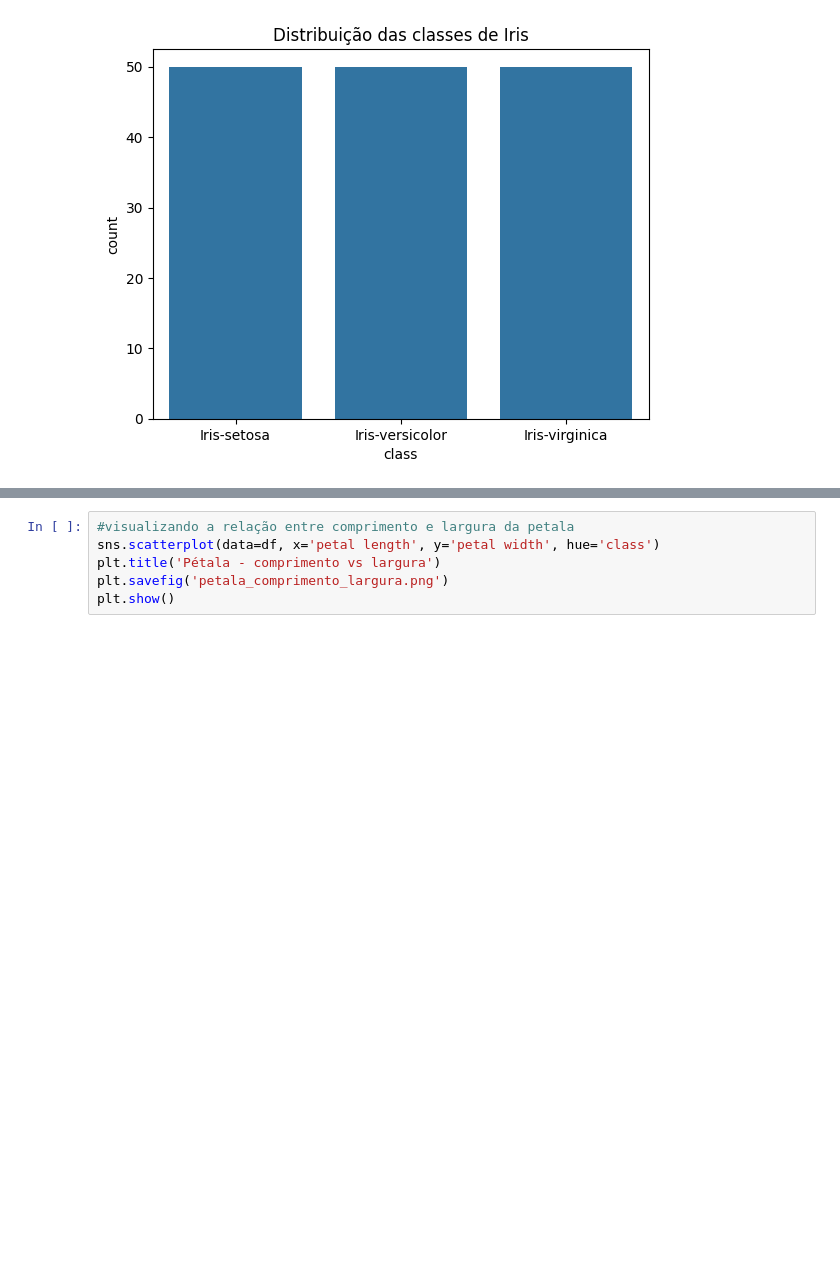
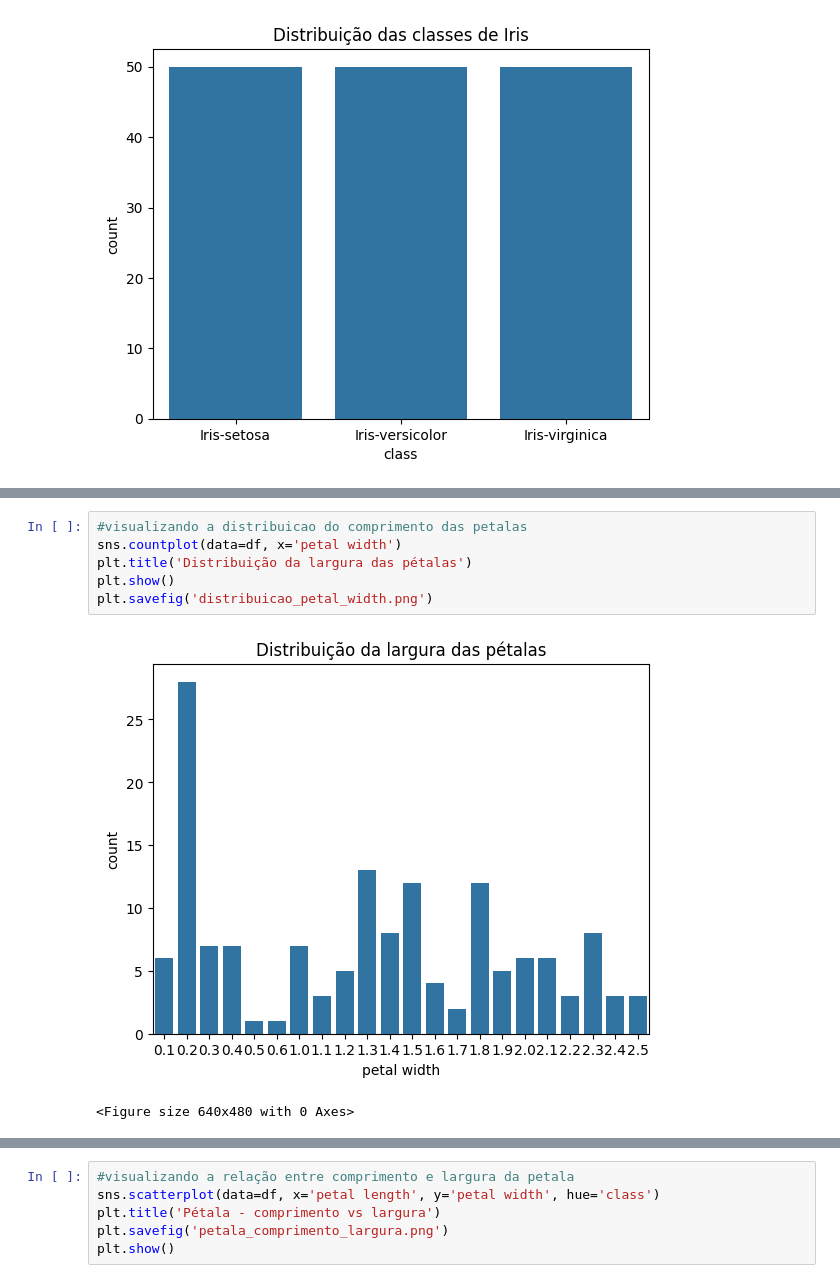
Before and after one commit to biadybowski/I.A-com-dataset-Iris, a Jupyter notebook: Iris.ipynb, the cells around one changed output, grey strips where cells are left out. Saved outputs shown, nothing was run; the diff lists cells and outputs as text; blank space fills up the shorter version.

```diff
--- a/Iris.ipynb
+++ b/Iris.ipynb
@@ -110,0 +129,9 @@ plt.show()
+# %%
+#visualizando a distribuicao do comprimento das petalas
+sns.countplot(data=df, x='petal width')
+plt.title('Distribuição da largura das pétalas')
+plt.show()
+plt.savefig('distribuicao_petal_width.png')
+# %% [output]
+[figure, added]
+<Figure size 640x480 with 0 Axes>
```
Also changed, not shown: parts of 3 cells of this notebook, 7 other files.
